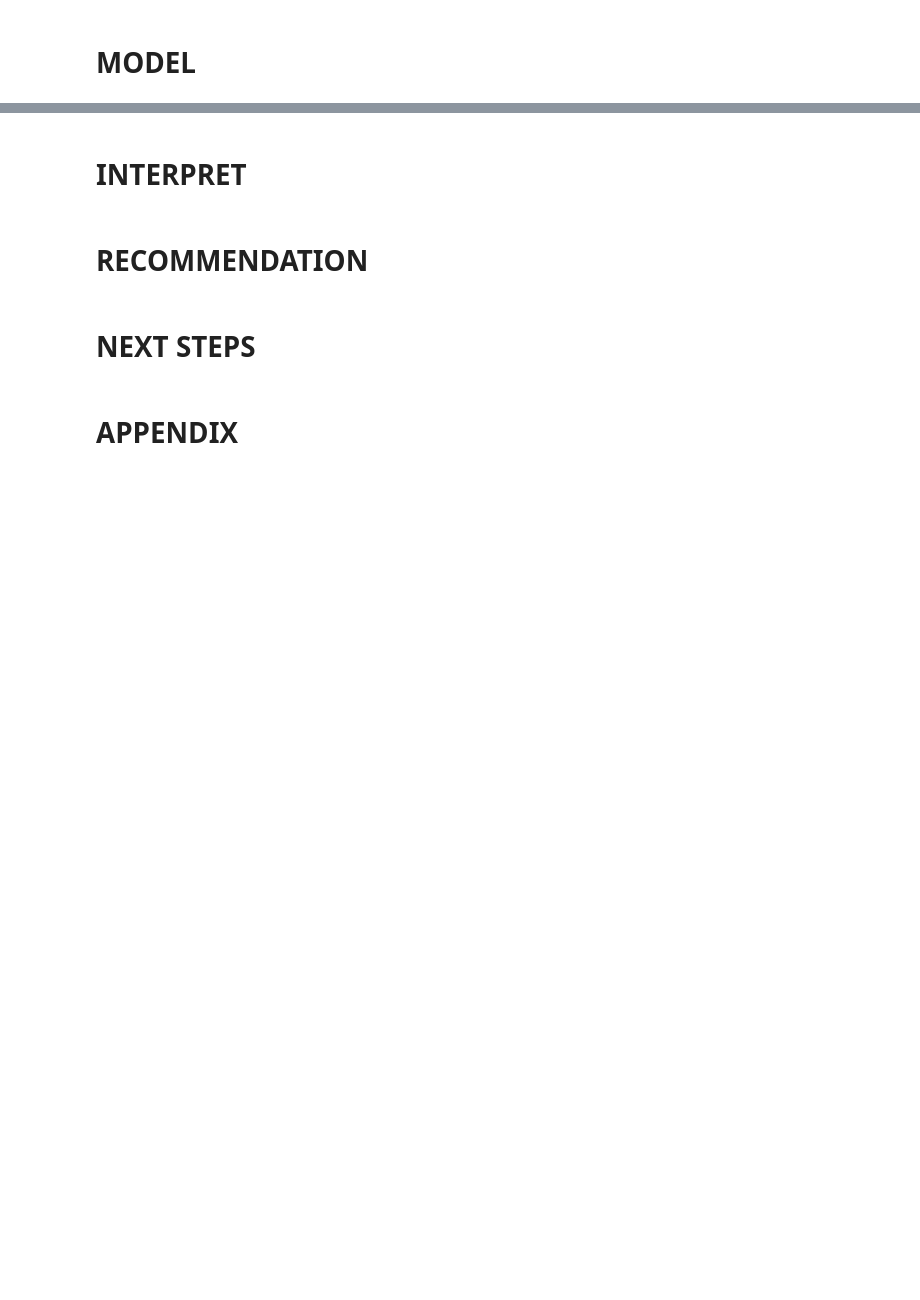
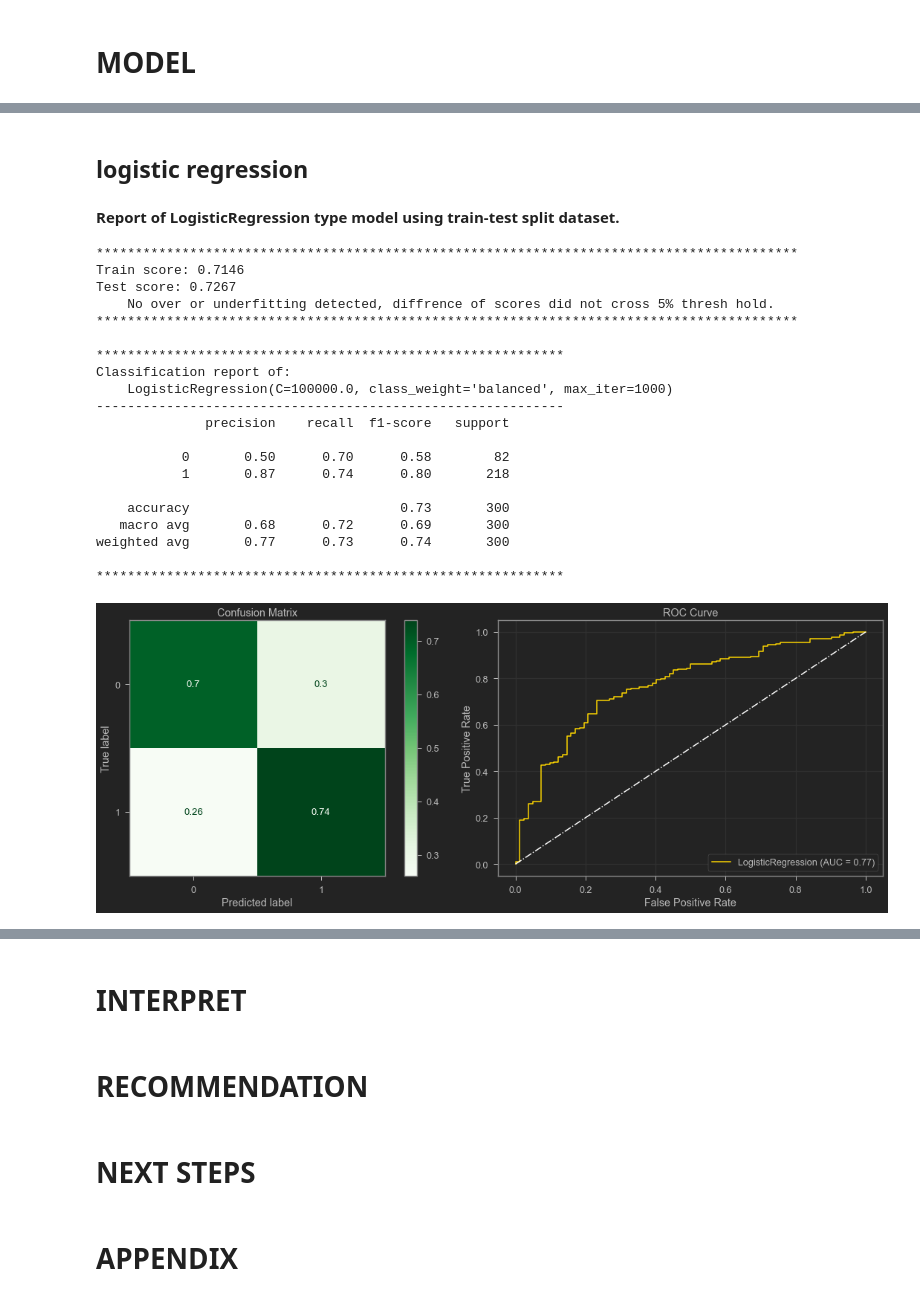
Before and after one commit to tamjid-ahsan/Garment-worker-efficiency, a Jupyter notebook: student.ipynb, the cells around one changed output, grey strips where cells are left out. Cells and saved outputs as stored; diff of their text form; code cells hidden in the pictures; blank space fills up the shorter version.

```diff
--- a/student.ipynb
+++ b/student.ipynb
@@ -199,0 +440,37 @@ X_train.shape, y_train.shape, X_test.shape, y_test.shape
+# %% [markdown]
+## logistic regression
+# %%
+X_train_log_reg = fun.df_preprocessing_pipeline(X_train, drop='first').copy()
+X_test_log_reg = fun.df_preprocessing_pipeline(X_test, drop='first').copy()
+# %%
+# logistic regression classifier
+logreg = LogisticRegression(C=1e5, max_iter=1000, class_weight='balanced')
+# score of logistic regression classifier
+fun.model_report(logreg,
+             X_train=X_train_log_reg,
+             y_train=y_train,
+             X_test=X_test_log_reg,
+             y_test=y_test)
+# %% [output]
+Report of LogisticRegression type model using train-test split dataset.
+******************************************************************************************
+Train score: 0.7146
+Test score: 0.7267
+    No over or underfitting detected, diffrence of scores did not cross 5% thresh hold.
+******************************************************************************************
+
+************************************************************
+Classification report of:
+    LogisticRegression(C=100000.0, class_weight='balanced', max_iter=1000)
+------------------------------------------------------------
+              precision    recall  f1-score   support
+
+           0       0.50      0.70      0.58        82
+           1       0.87      0.74      0.80       218
+
+    accuracy                           0.73       300
+   macro avg       0.68      0.72      0.69       300
+weighted avg       0.77      0.73      0.74       300
+
+************************************************************
+[figure, added]
```
Also changed, not shown: parts of 78 cells of this notebook, 1 other file.
